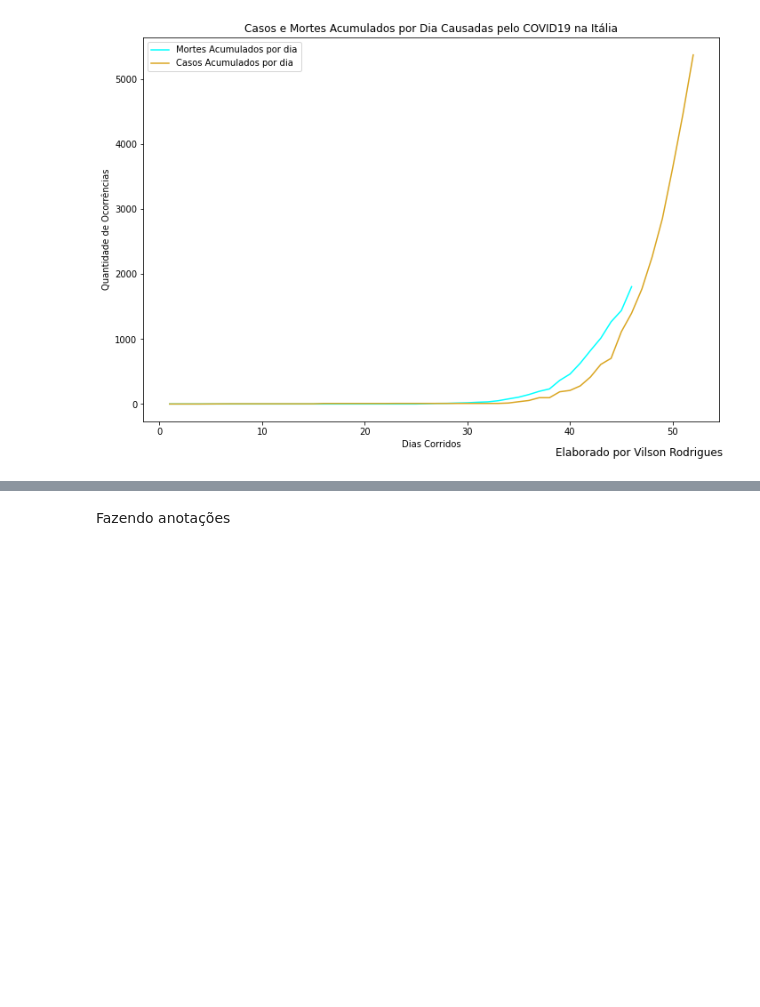
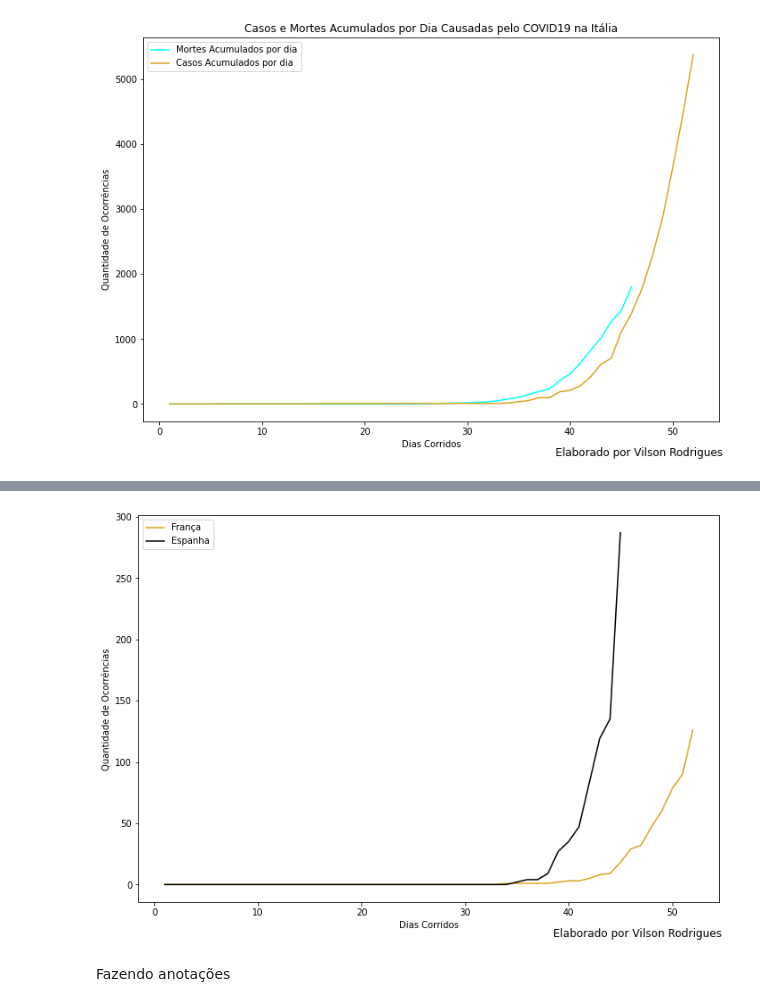
Before and after one commit to vilsonrodrigues/COVID19, a Jupyter notebook: COVID19.ipynb, the cells around one changed output, grey strips where cells are left out. Cells and saved outputs as stored; diff of their text form; code cells hidden in the pictures; blank space fills up the shorter version.

```diff
--- a/COVID19.ipynb
+++ b/COVID19.ipynb
@@ -339,3 +347,20 @@ plt.show()
+# %%
+fig = plt.figure()
+axes = fig.add_axes([0.1,0.1,1.5,1.5])#[left, bottom, width, height]
+
+axes.plot("index","novas_mortes_acumuladas",data=data_Fran,c="#DAA520",label="França")
+axes.plot("index","novas_mortes_acumuladas",data=data_Esp,c="#000000",label="Espanha")
+#Titulo
+#plt.title("Casos e Mortes Acumulados por Dia Causadas pelo COVID19 na Itália")
+plt.suptitle("Elaborado por Vilson Rodrigues",x=1.39,y=0)
+#Eixos
+plt.xlabel("Dias Corridos")
+plt.ylabel("Quantidade de Ocorrências")
+axes.legend(loc="upper left")
+plt.show()
+#plt.savefig("figura2.jpg",dpi=500)
+# %% [output]
+[figure, added]
 # %% [markdown]
 Fazendo anotações
 # %%
```
Also changed, not shown: parts of 27 cells of this notebook.
